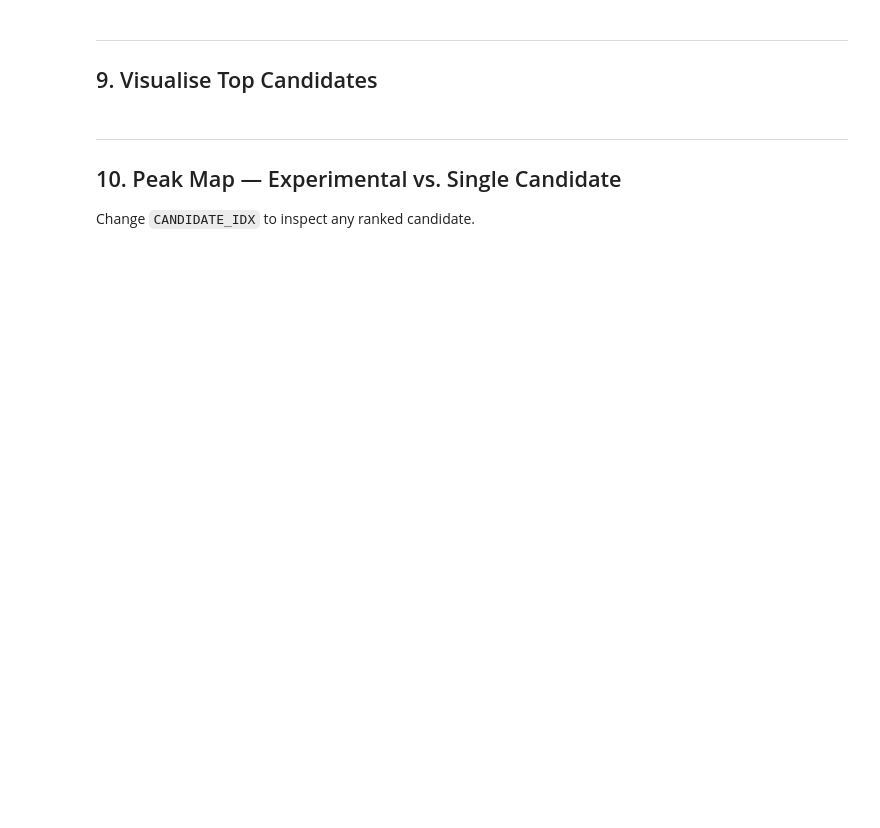
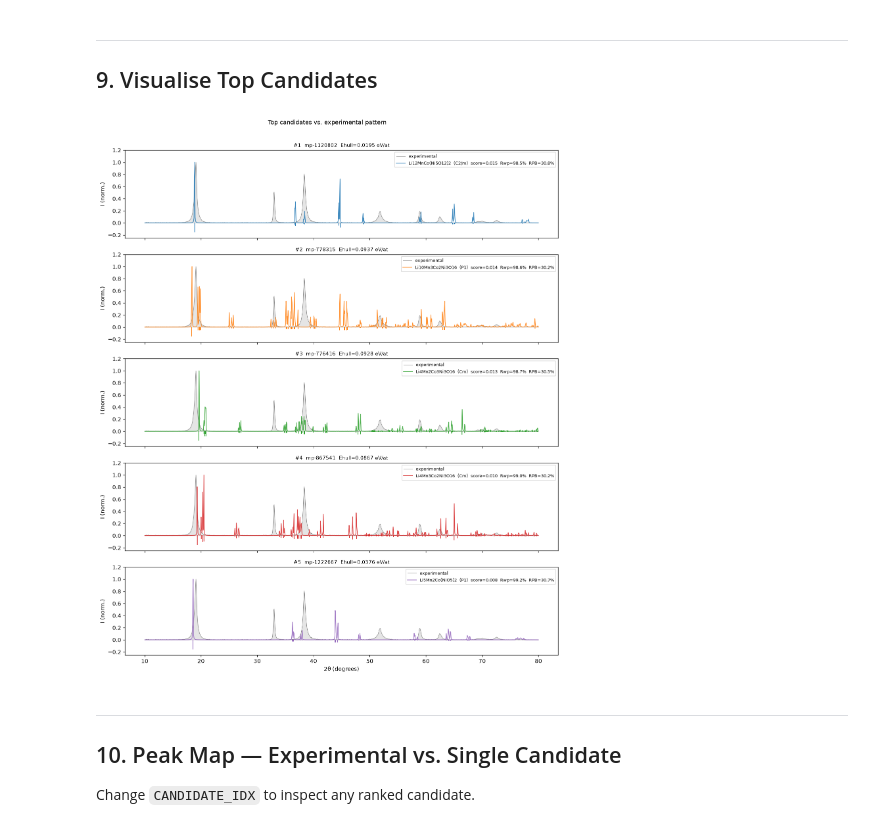
Before and after one commit to amit-roy-lohum/XRD-Analysis, a Jupyter notebook: notebooks/notebook_01_phase_id.ipynb, the cells around one changed output. Drawn from its saved outputs; the diff is of its cells as text; code cells hidden in the pictures; blank space fills up the shorter version.

Commit message:
tested for NMC811 XRD data

```diff
--- a/notebooks/notebook_01_phase_id.ipynb
+++ b/notebooks/notebook_01_phase_id.ipynb
@@ -35,10 +43,10 @@ print('Imports OK')
 # %%
 # ── Edit these ──────────────────────────────────────────────────────────────
-XRD_FILE            = Path("../data/sample.xye")    # path to .xy or .xye file
+XRD_FILE            = Path(r"D:\AMIT_WORK\projects\xrd_pipeline\new_data\M83EF-PC(B-4) 1411025_exported.xy")    # path to .xy or .xye file
 ELEMENTS            = ["Li", "Ni", "Mn", "Co", "O"] # chemical system
 WAVELENGTH          = 1.56                         # 'CuKa', 'MoKa', or numeric Å string
-MP_API_KEY          = None                           # or paste key; reads MP_API_KEY env var
-BGMN_PATH           = None                           # Path(r"C:\bgmn\bgmn.exe"); None = pymatgen
+MP_API_KEY          = "1REARHn75Sriw6F4YfuTmZtnAPQifCZ6"
+BGMN_PATH           = Path(r"C:\Users\amitr\AppData\Roaming\Python\Python312\site-packages\dara\bgmn\BGMNwin\BGMN.EXE")
 TT_MIN, TT_MAX      = 10.0, 80.0                    # 2θ range to analyse (degrees)
 E_HULL_MAX          = 0.1                            # energy above hull filter (eV/atom)
 MAX_CANDIDATES      = 200
@@ -403,36 +692,46 @@ for i, c in enumerate(ranked[:15]):
 # %%
 TOP_N = 5
 top = [c for c in ranked[:TOP_N] if c.simulated_pattern is not None]
 
 exp_tt = processed.two_theta
 exp_I  = processed.intensity / (processed.intensity.max() or 1)
 cmap   = plt.cm.tab10
 
 fig, axes = plt.subplots(len(top), 1, figsize=(12, 2.8 * len(top)), sharex=True)
-if len(top) == 1: axes = [axes]
+if len(top) == 1:
+    axes = [axes]
 
 for i, (ax, c) in enumerate(zip(axes, top)):
     color = cmap(i)
     ax.fill_between(exp_tt, exp_I, alpha=0.2, color='grey')
     ax.plot(exp_tt, exp_I, lw=0.6, color='grey', label='experimental')
 
     # Tick marks below axis
     for tt_p, I_p in zip(np.array(c.simulated_pattern.x), np.array(c.simulated_pattern.y) / 100):
         ax.plot([tt_p, tt_p], [0, -0.15 * I_p], color=color, lw=1.2)
 
-    # Broadened overlay
-    sim_b = broadened_pattern(c, exp_tt)
-    if sim_b.max() > 0: sim_b /= sim_b.max()
-    ax.plot(exp_tt, sim_b, color=color, lw=1.2, alpha=0.85,
-            label=f"{c.formula}  ({c.space_group})  score={c.score:.3f}")
+    # Broadened overlay — use pseudo-Voigt when scorer is Tier 2 for consistency
+    sim_b = broadened_pattern(c, exp_tt, use_pseudo_voigt=_DARA_AVAILABLE)
+    if sim_b.max() > 0:
+        sim_b /= sim_b.max()
 
-    ax.set_ylim(-0.25, 1.2); ax.set_ylabel('I (norm.)')
+    # Build legend label
+    rwp_str = f"  Rwp={c.metadata['rwp']:.1f}%" if "rwp" in c.metadata else ""
+    rpb_str = f"  RPB={c.metadata['rpb']:.1f}%" if "rpb" in c.metadata else ""
+    lbl = f"{c.formula}  ({c.space_group})  score={c.score:.3f}{rwp_str}{rpb_str}"
+
+    ax.plot(exp_tt, sim_b, color=color, lw=1.2, alpha=0.85, label=lbl)
+    ax.set_ylim(-0.25, 1.2)
+    ax.set_ylabel('I (norm.)')
     ax.legend(loc='upper right', fontsize=8)
     ax.set_title(f"#{i+1}  {c.mp_id}  Ehull={c.energy_above_hull:.4f} eV/at", fontsize=9)
 
-axes[-1].set_xlabel('2θ (degrees)')
+axes[-1].set_xlabel('2\u03b8 (degrees)')
 plt.suptitle('Top candidates vs. experimental pattern', fontsize=11, y=1.01)
-plt.tight_layout(); plt.show()
+plt.tight_layout()
+plt.show()
+# %% [output]
+[figure, added]
 # %% [markdown]
 ---
 ## 10. Peak Map — Experimental vs. Single Candidate
```
Also changed, not shown: parts of 15 cells of this notebook, 12 other files.
